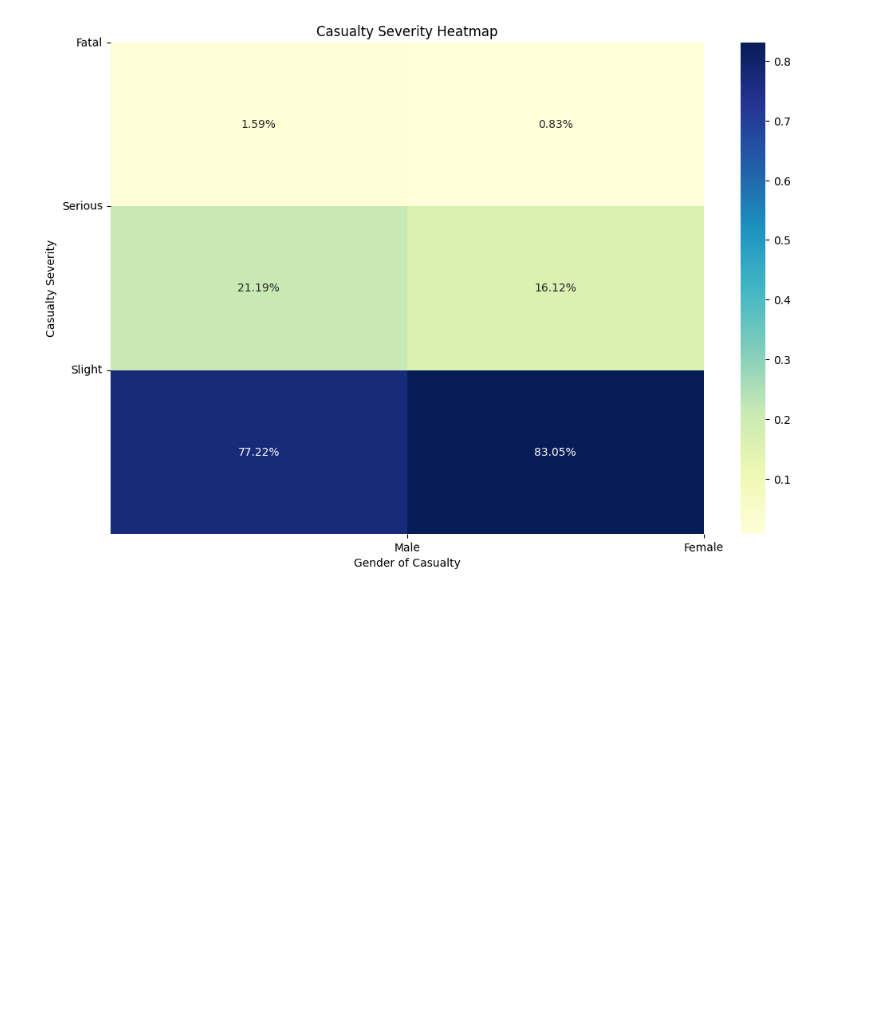
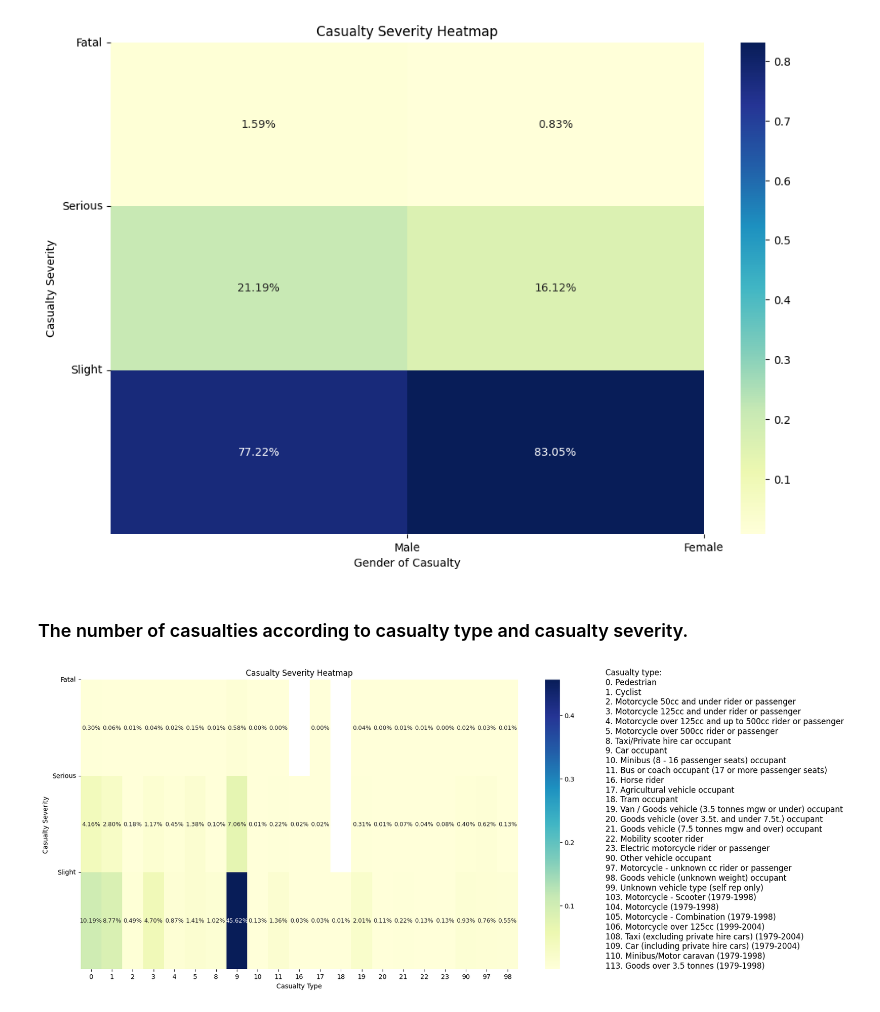
Before and after one commit to MohammadJavadN/Road-Accidents-Analysis, a Jupyter notebook: ds.ipynb, the cells around one changed output. Cells and saved outputs as stored; diff of their text form; code cells hidden in the pictures; blank space fills up the shorter version.

Commit message:
casualty_severity, casualty_type heatmap

```diff
--- a/ds.ipynb
+++ b/ds.ipynb
@@ -574,3 +582,75 @@ plt.xticks(ticks=[1, 2], labels=["Male", "Female"], rotation=1)
 plt.show()
 # %% [output]
 [figure]
+# %% [markdown]
+### The number of casualties according to casualty type and casualty severity.
+# %%
+# Filter out rows where 'age_band_of_casualty' is not -1
+df_temp = df[df["casualty_type"] != -1]
+
+# Group by 'age_band_of_casualty' and 'casualty_severity', then count occurrences
+grouped = (
+    df_temp.groupby(["casualty_severity", "casualty_type"])
+    .size()
+    .reset_index(name="count")
+)
+total_cnt = grouped["count"].sum()
+
+# Reshape the DataFrame for heatmap
+heatmap_data = grouped.pivot(
+    index="casualty_severity", columns="casualty_type", values="count"
+)
+heatmap_data = heatmap_data / total_cnt
+
+# Create the heatmap
+plt.figure(figsize=(15, 8))
+sns.heatmap(heatmap_data, annot=True, cmap="YlGnBu", fmt=".2%",  annot_kws={"size": 9})
+# sns.heatmap(heatmap_data, annot=True, cmap='YlGnBu', fmt='g')
+
+plt.title("Casualty Severity Heatmap")
+plt.xlabel("Casualty Type")
+plt.ylabel("Casualty Severity")
+
+# Set the y-axis ticks to ['Fatal', 'Serious', 'Slight']
+plt.yticks(ticks=[0, 1, 2], labels=["Fatal", "Serious", "Slight"], rotation=1)
+
+# Set the names of the bars
+text = (
+    "Casualty type:\n"
+    + "0. Pedestrian\n"
+    + "1. Cyclist\n"
+    + "2. Motorcycle 50cc and under rider or passenger\n"
+    + "3. Motorcycle 125cc and under rider or passenger\n"
+    + "4. Motorcycle over 125cc and up to 500cc rider or passenger\n"
+    + "5. Motorcycle over 500cc rider or passenger\n"
+    + "8. Taxi/Private hire car occupant\n"
+    + "9. Car occupant\n"
+    + "10. Minibus (8 - 16 passenger seats) occupant\n"
+    + "11. Bus or coach occupant (17 or more passenger seats)\n"
+    + "16. Horse rider\n"
+    + "17. Agricultural vehicle occupant\n"
+    + "18. Tram occupant\n"
+    + "19. Van / Goods vehicle (3.5 tonnes mgw or under) occupant\n"
+    + "20. Goods vehicle (over 3.5t. and under 7.5t.) occupant\n"
+    + "21. Goods vehicle (7.5 tonnes mgw and over) occupant\n"
+    + "22. Mobility scooter rider\n"
+    + "23. Electric motorcycle rider or passenger\n"
+    + "90. Other vehicle occupant\n"
+    + "97. Motorcycle - unknown cc rider or passenger\n"
+    + "98. Goods vehicle (unknown weight) occupant\n"
+    + "99. Unknown vehicle type (self rep only)\n"
+    + "103. Motorcycle - Scooter (1979-1998)\n"
+    + "104. Motorcycle (1979-1998)\n"
+    + "105. Motorcycle - Combination (1979-1998)\n"
+    + "106. Motorcycle over 125cc (1999-2004)\n"
+    + "108. Taxi (excluding private hire cars) (1979-2004)\n"
+    + "109. Car (including private hire cars) (1979-2004)\n"
+    + "110. Minibus/Motor caravan (1979-1998)\n"
+    + "113. Goods over 3.5 tonnes (1979-1998)\n"
+)
+
+plt.text(1.2, 0.5, text, fontsize=12, transform=plt.gca().transAxes, va="center")
+
+plt.show()
+# %% [output]
+[figure, added]
```
Also changed, not shown: parts of 1 cell of this notebook.
